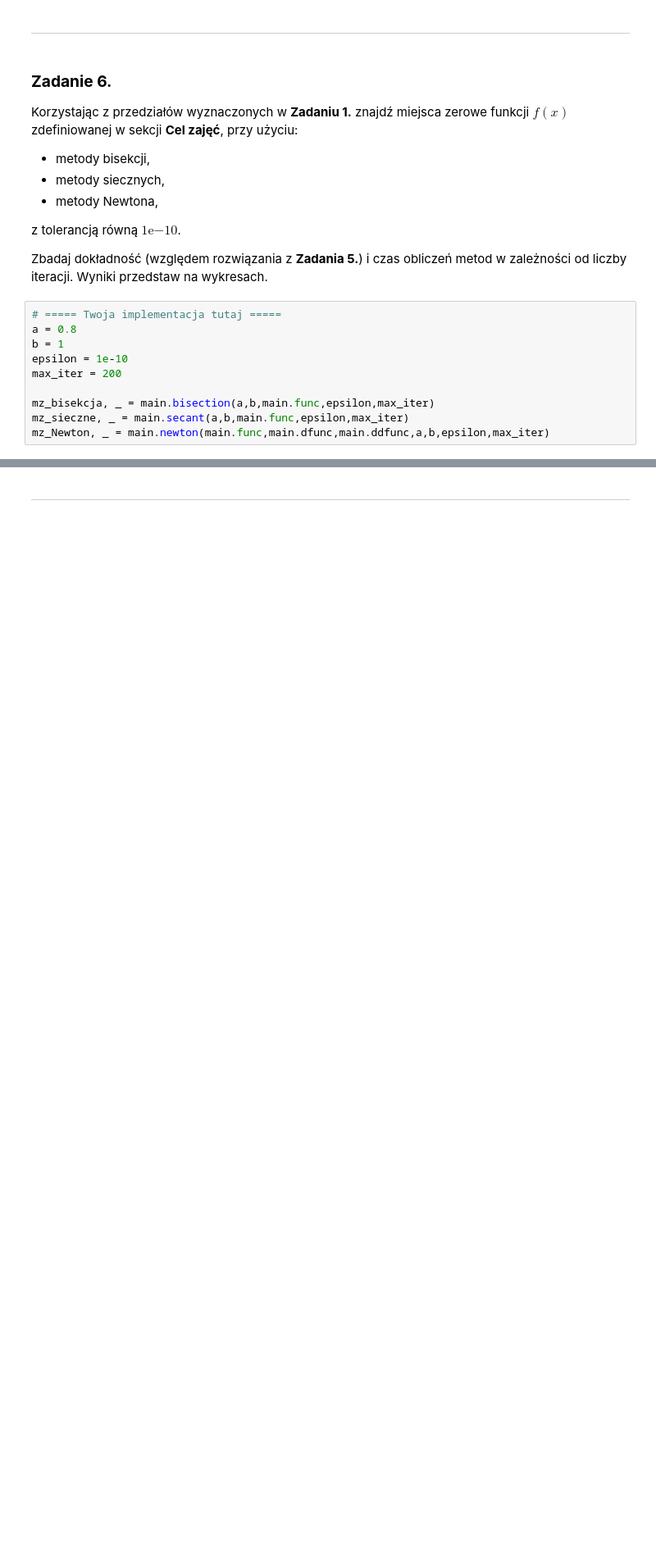
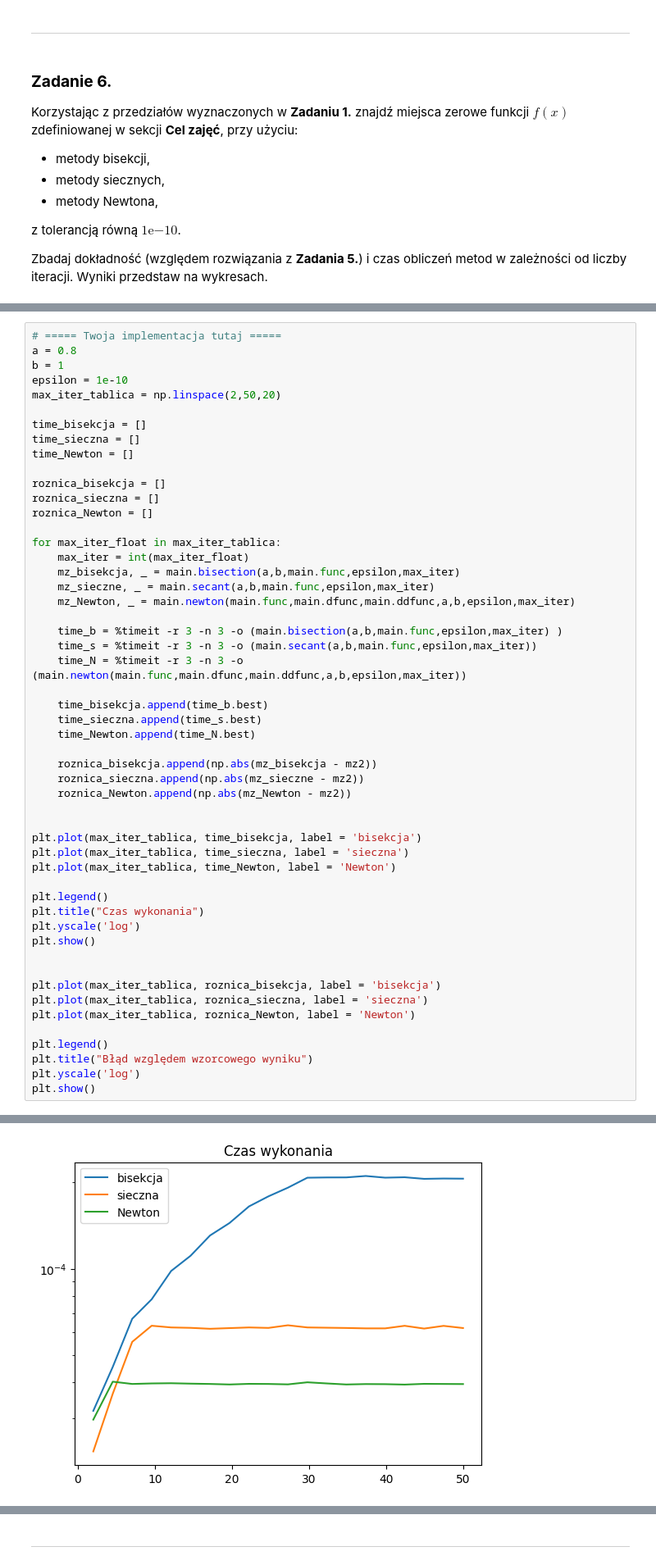
Before and after one commit to MN-KJ-2025/lab8-nieliniowe-PiotrGalazka, a Jupyter notebook: sprawozdanie.ipynb, the cells around one changed output, grey strips where cells are left out. Shown at 82% size. Saved outputs shown, nothing was run; the diff lists cells and outputs as text; blank space fills up the shorter version.

```diff
--- a/sprawozdanie.ipynb
+++ b/sprawozdanie.ipynb
@@ -152,13 +149,3 @@ Korzystając z przedziałów wyznaczonych w **Zadaniu 1.** znajdź miejsca zerow
 z tolerancją równą $1\mathrm{e}{-10}$.
 
 Zbadaj dokładność (względem rozwiązania z **Zadania 5.**) i czas obliczeń metod w zależności od liczby iteracji. Wyniki przedstaw na wykresach.
-# %%
-# ===== Twoja implementacja tutaj =====
-a = 0.8
-b = 1
-epsilon = 1e-10
-max_iter = 200
-
-mz_bisekcja, _ = main.bisection(a,b,main.func,epsilon,max_iter)
-mz_sieczne, _ = main.secant(a,b,main.func,epsilon,max_iter)
-mz_Newton, _ = main.newton(main.func,main.dfunc,main.ddfunc,a,b,epsilon,max_iter)
@@ -166,0 +152,53 @@ TypeError: expected 1D vector for x
+# %%
+# ===== Twoja implementacja tutaj =====
+a = 0.8
+b = 1
+epsilon = 1e-10
+max_iter_tablica = np.linspace(2,50,20)
+
+time_bisekcja = []
+time_sieczna = []
+time_Newton = []
+
+roznica_bisekcja = []
+roznica_sieczna = []
+roznica_Newton = []
+
+for max_iter_float in max_iter_tablica:
+    max_iter = int(max_iter_float)
+    mz_bisekcja, _ = main.bisection(a,b,main.func,epsilon,max_iter)
+    mz_sieczne, _ = main.secant(a,b,main.func,epsilon,max_iter)
+    mz_Newton, _ = main.newton(main.func,main.dfunc,main.ddfunc,a,b,epsilon,max_iter)
+
+    time_b = %timeit -r 3 -n 3 -o (main.bisection(a,b,main.func,epsilon,max_iter) )
+    time_s = %timeit -r 3 -n 3 -o (main.secant(a,b,main.func,epsilon,max_iter))
+    time_N = %timeit -r 3 -n 3 -o (main.newton(main.func,main.dfunc,main.ddfunc,a,b,epsilon,max_iter))
+
+    time_bisekcja.append(time_b.best)
+    time_sieczna.append(time_s.best)
+    time_Newton.append(time_N.best)
+
+    roznica_bisekcja.append(np.abs(mz_bisekcja - mz2))
+    roznica_sieczna.append(np.abs(mz_sieczne - mz2))
+    roznica_Newton.append(np.abs(mz_Newton - mz2))
+
+
+plt.plot(max_iter_tablica, time_bisekcja, label = 'bisekcja')
+plt.plot(max_iter_tablica, time_sieczna, label = 'sieczna')
+plt.plot(max_iter_tablica, time_Newton, label = 'Newton')
+
+plt.legend()
+plt.title("Czas wykonania")
+plt.yscale('log')
+plt.show()
+
+
+plt.plot(max_iter_tablica, roznica_bisekcja, label = 'bisekcja')
+plt.plot(max_iter_tablica, roznica_sieczna, label = 'sieczna')
+plt.plot(max_iter_tablica, roznica_Newton, label = 'Newton')
+
+plt.legend()
+plt.title("Błąd względem wzorcowego wyniku")
+plt.yscale('log')
+plt.show()
+# %% [output]
@@ -166,0 +222 @@ TypeError: expected 1D vector for x
+[figure, added]
```
Also changed, not shown: parts of 3 cells of this notebook.
